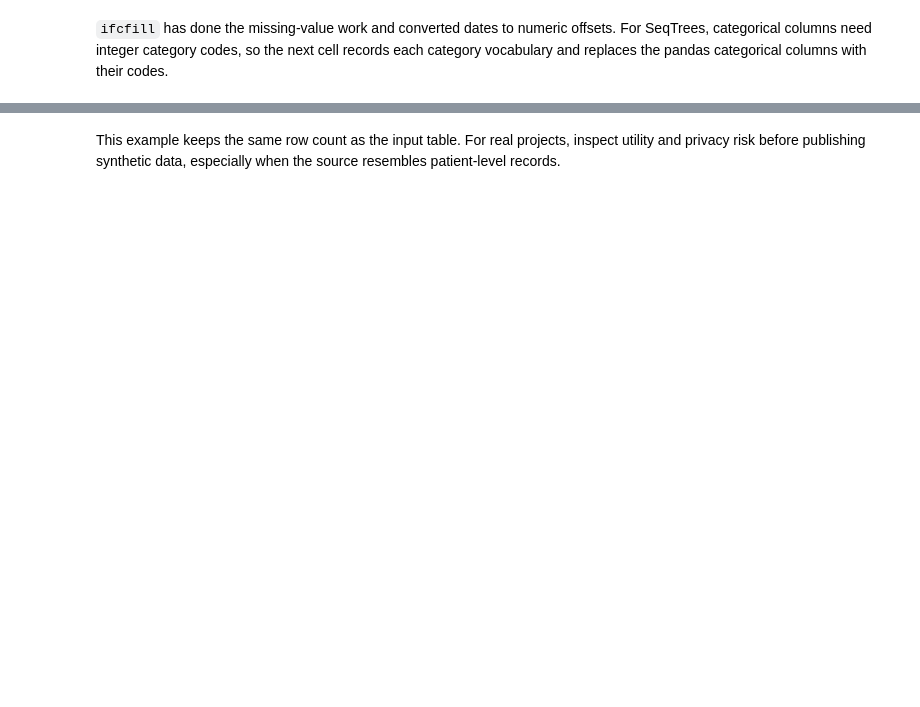
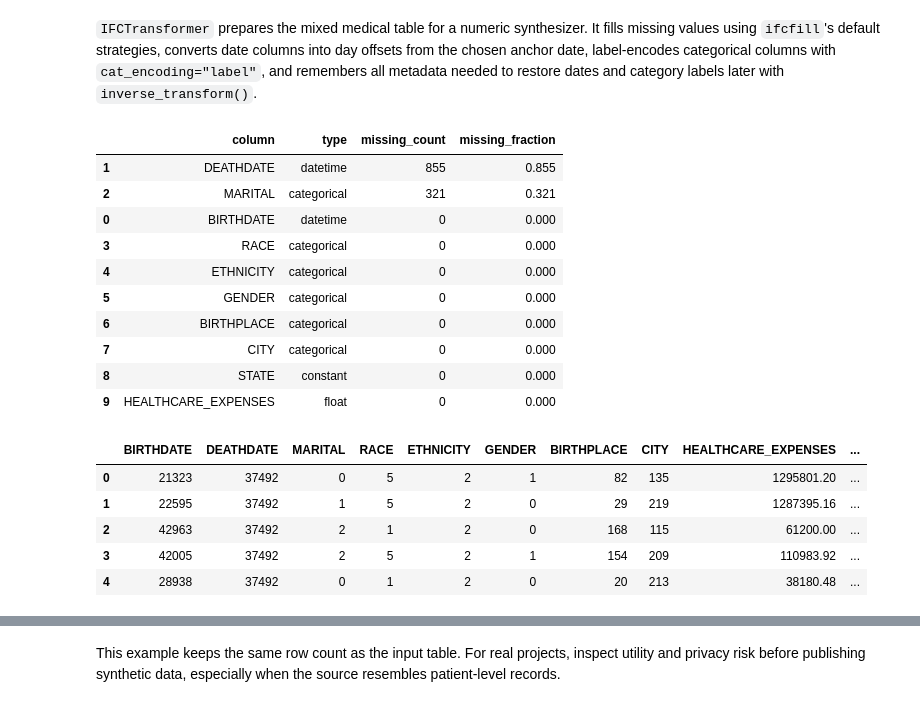
Before and after one commit to EulerLettersAI/seqtrees, a Jupyter notebook: examples/medical_ifcfill_seqtrees.ipynb, the cells around one changed output, grey strips where cells are left out. Drawn from its saved outputs; the diff is of its cells as text; code cells hidden in the pictures; blank space fills up the shorter version.

```diff
--- a/examples/medical_ifcfill_seqtrees.ipynb
+++ b/examples/medical_ifcfill_seqtrees.ipynb
@@ -76,27 +104,44 @@ patients.head(), patients.isna().sum().sort_values(ascending=False).head(8)
+# %% [markdown]
+`IFCTransformer` prepares the mixed medical table for a numeric synthesizer. It fills missing values using `ifcfill`'s default strategies, converts date columns into day offsets from the chosen anchor date, label-encodes categorical columns with `cat_encoding="label"`, and remembers all metadata needed to restore dates and category labels later with `inverse_transform()`.
 # %%
 ifc = IFCTransformer(
     col_types={
         "BIRTHDATE": "datetime",
         "DEATHDATE": "datetime",
         "MARITAL": "categorical",
         "RACE": "categorical",
         "ETHNICITY": "categorical",
         "GENDER": "categorical",
         "BIRTHPLACE": "categorical",
         "CITY": "categorical",
         "STATE": "categorical",
         "HEALTHCARE_EXPENSES": "float",
         "HEALTHCARE_COVERAGE": "float",
     },
-    int_fill="median",
-    float_fill="median",
-    cat_fill="mode",
+    cat_encoding="label",
     datetime_anchor="1900-01-01",
     datetime_unit="D",
 )
 
 ifc_table = ifc.fit_transform(patients)
 
-ifc.missing_report_.sort_values("missing_fraction", ascending=False).head(10), ifc_table.head()
+display(ifc.missing_report_.sort_values("missing_fraction", ascending=False).head(10))
+display(ifc_table.head())
+# %% [output]
+|  | column | type | missing_count | missing_fraction |
+| 1 | DEATHDATE | datetime | 855 | 0.855 |
+| 2 | MARITAL | categorical | 321 | 0.321 |
+| 0 | BIRTHDATE | datetime | 0 | 0.000 |
+| 3 | RACE | categorical | 0 | 0.000 |
+| 4 | ETHNICITY | categorical | 0 | 0.000 |
+| 5 | GENDER | categorical | 0 | 0.000 |
+| 6 | BIRTHPLACE | categorical | 0 | 0.000 |
+| 7 | CITY | categorical | 0 | 0.000 |
+| 8 | STATE | constant | 0 | 0.000 |
+| 9 | HEALTHCARE_EXPENSES | float | 0 | 0.000 |
+|  | BIRTHDATE | DEATHDATE | MARITAL | RACE | ETHNICITY | GENDER | BIRTHPLACE | CITY | HEALTHCARE_EXPENSES | ... |
+| 0 | 21323 | 37492 | 0 | 5 | 2 | 1 | 82 | 135 | 1295801.20 | ... |
+| 1 | 22595 | 37492 | 1 | 5 | 2 | 0 | 29 | 219 | 1287395.16 | ... |
+| 2 | 42963 | 37492 | 2 | 1 | 2 | 0 | 168 | 115 | 61200.00 | ... |
+| 3 | 42005 | 37492 | 2 | 5 | 2 | 1 | 154 | 209 | 110983.92 | ... |
+| 4 | 28938 | 37492 | 0 | 1 | 2 | 0 | 20 | 213 | 38180.48 | ... |
-# %% [markdown]
-`ifcfill` has done the missing-value work and converted dates to numeric offsets. For SeqTrees, categorical columns need integer category codes, so the next cell records each category vocabulary and replaces the pandas categorical columns with their codes.
```
Also changed, not shown: parts of 12 cells of this notebook, 2 other files.
